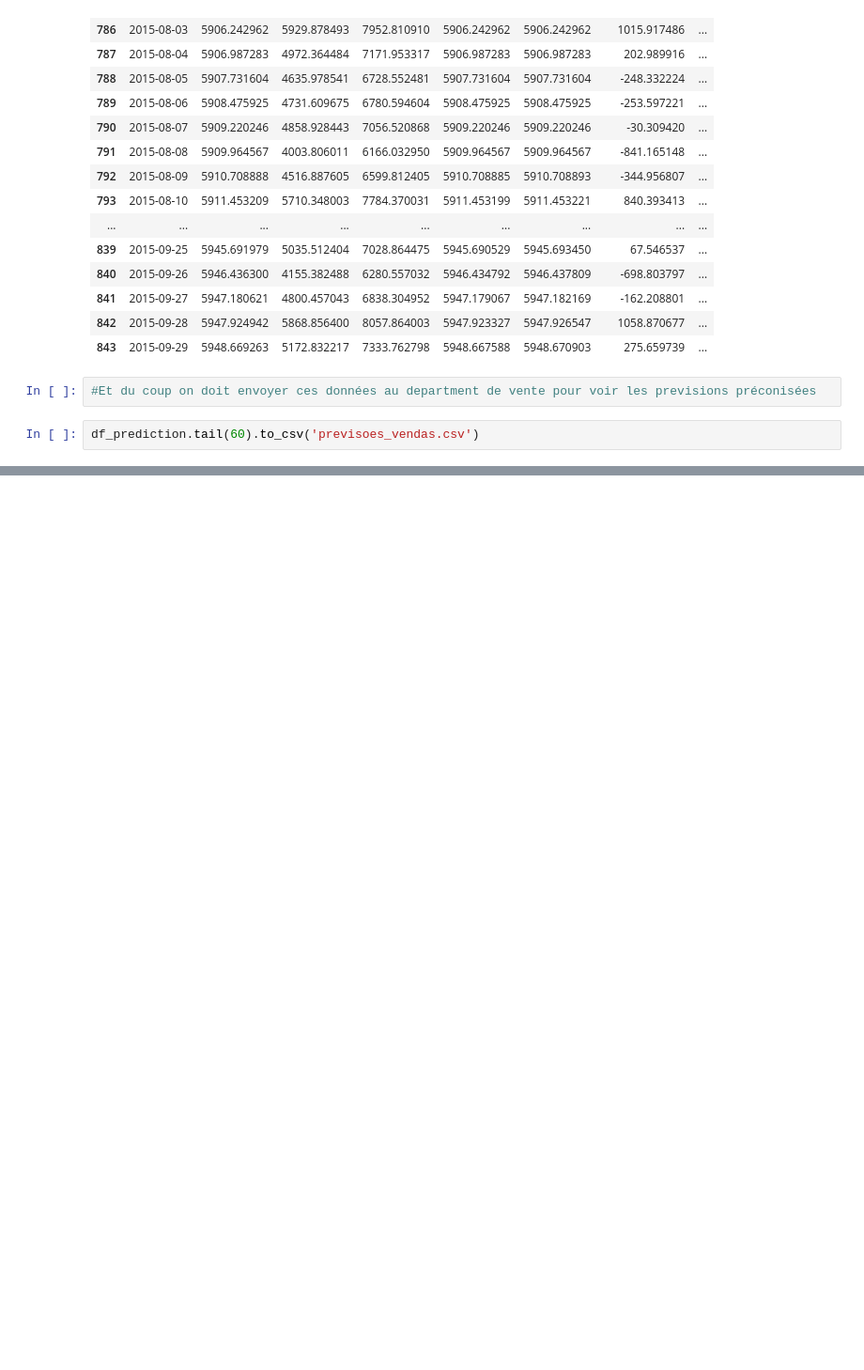
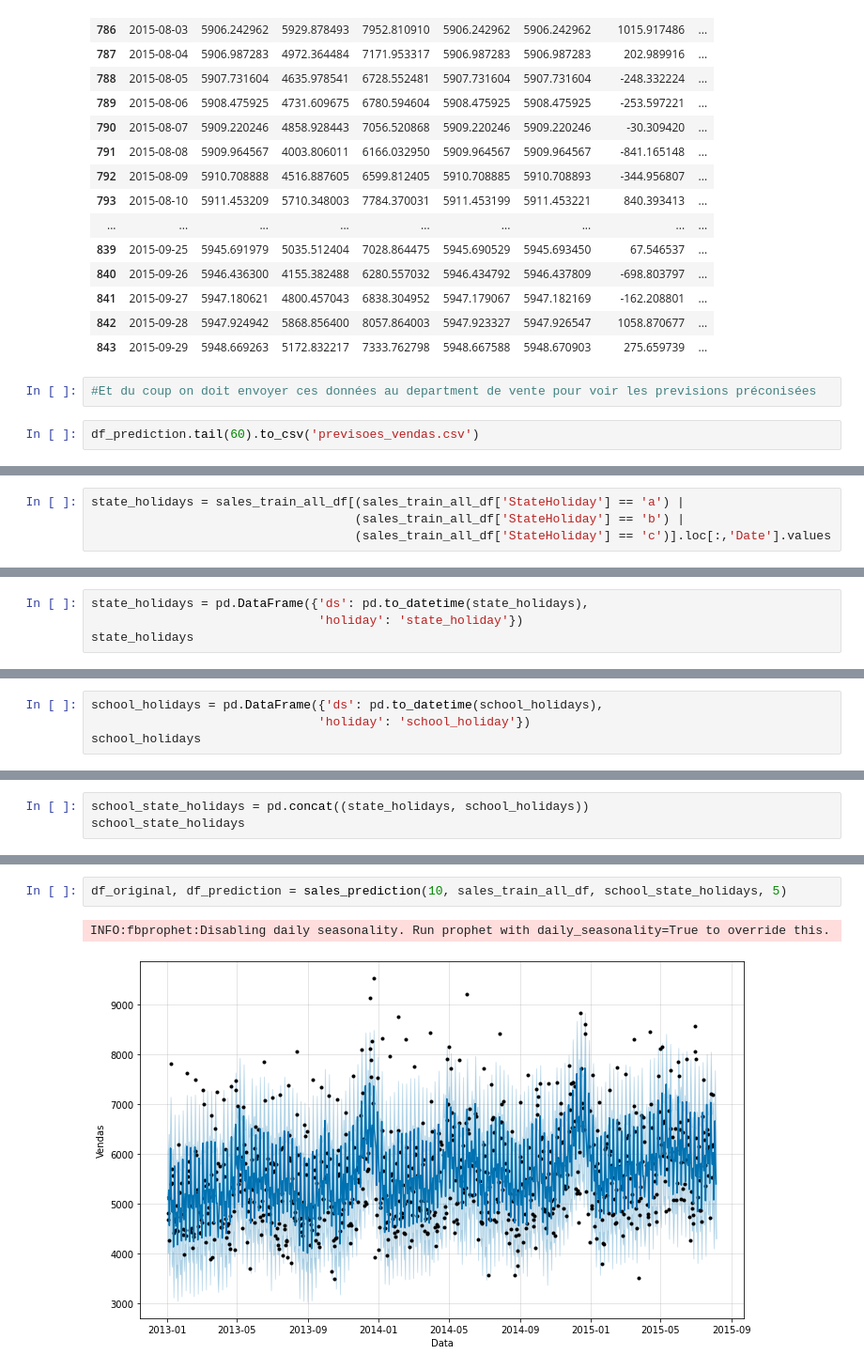
Before and after one commit to FelixEbenezer/ML_DataSicence_IA_Business, a Jupyter notebook: DS_Business_Vente.ipynb, the cells around one changed output, grey strips where cells are left out. Shown at 94% size. Drawn from its saved outputs; the diff is of its cells as text; blank space fills up the shorter version.

```diff
--- a/DS_Business_Vente.ipynb
+++ b/DS_Business_Vente.ipynb
@@ -582,0 +626,4 @@ df_prediction.tail(60).to_csv('previsoes_vendas.csv')
+# %%
+state_holidays = sales_train_all_df[(sales_train_all_df['StateHoliday'] == 'a') |
+                                    (sales_train_all_df['StateHoliday'] == 'b') |
+                                    (sales_train_all_df['StateHoliday'] == 'c')].loc[:,'Date'].values
@@ -582,0 +638,4 @@ df_prediction.tail(60).to_csv('previsoes_vendas.csv')
+# %%
+state_holidays = pd.DataFrame({'ds': pd.to_datetime(state_holidays),
+                               'holiday': 'state_holiday'})
+state_holidays
@@ -582,0 +656,4 @@ df_prediction.tail(60).to_csv('previsoes_vendas.csv')
+# %%
+school_holidays = pd.DataFrame({'ds': pd.to_datetime(school_holidays),
+                               'holiday': 'school_holiday'})
+school_holidays
@@ -582,0 +674,3 @@ df_prediction.tail(60).to_csv('previsoes_vendas.csv')
+# %%
+school_state_holidays = pd.concat((state_holidays, school_holidays))
+school_state_holidays
@@ -582,0 +691,5 @@ df_prediction.tail(60).to_csv('previsoes_vendas.csv')
+# %%
+df_original, df_prediction = sales_prediction(10, sales_train_all_df, school_state_holidays, 5)
+# %% [output]
+INFO:fbprophet:Disabling daily seasonality. Run prophet with daily_seasonality=True to override this.
+[figure, added]
```
Also changed, not shown: parts of 14 cells of this notebook.
